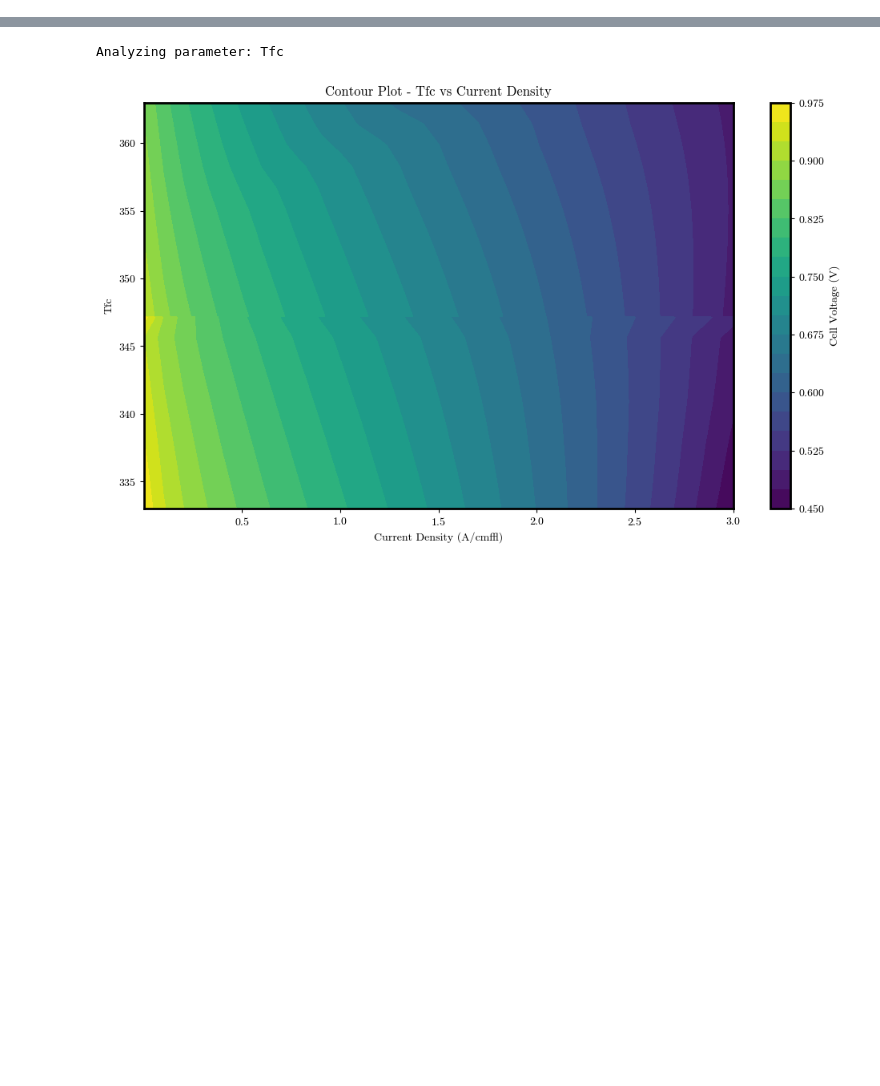
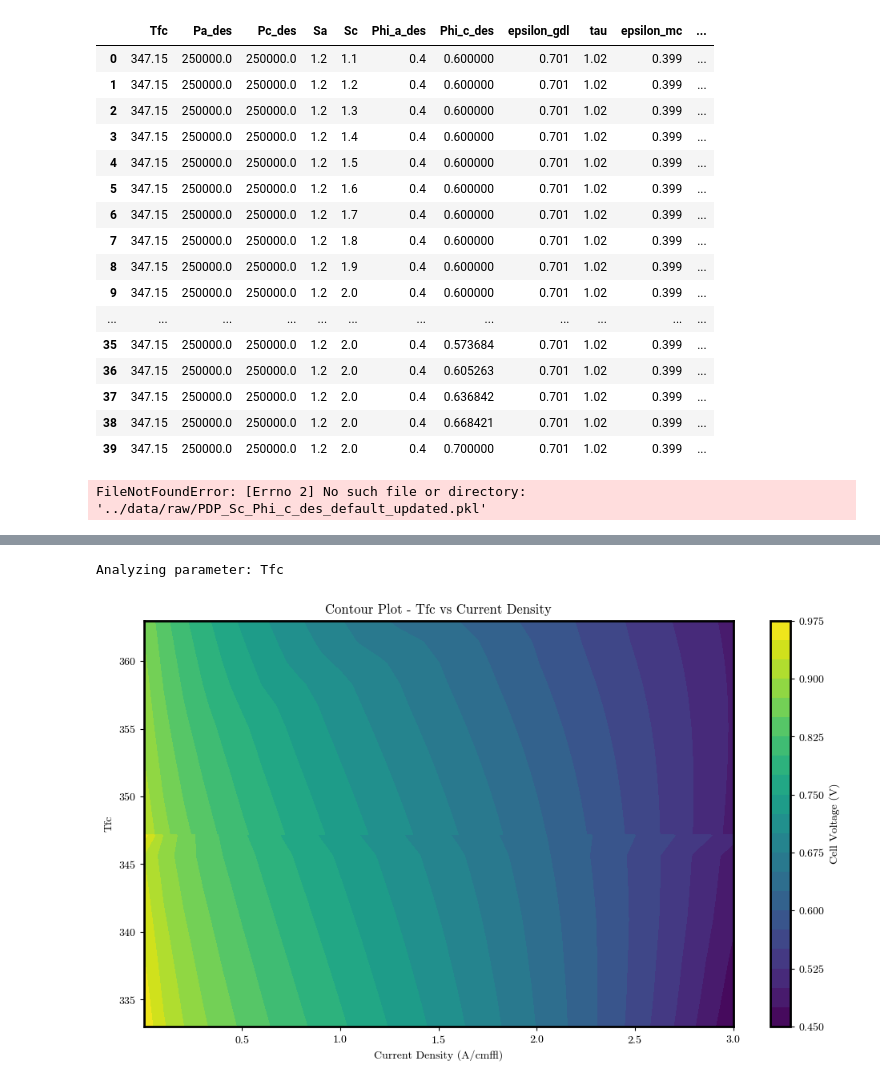
Before and after one commit to DejvisT/Sensitivity-Analysis-and-Surrogate-Modeling-of-PEM-Fuel-Cells, a Jupyter notebook: notebooks/06_param_bounds_test.ipynb, the cells around one changed output, grey strips where cells are left out. Drawn from its saved outputs; the diff is of its cells as text; code cells hidden in the pictures; blank space fills up the shorter version.

```diff
--- a/notebooks/06_param_bounds_test.ipynb
+++ b/notebooks/06_param_bounds_test.ipynb
@@ -35,7 +35,7 @@ default_values = {'Tfc': 347.15,
  'a_slim': 0.056,
  'b_slim': 0.105,
  'a_switch': 0.637}
-
+param_grids = {'Sc': param_grids['Sc'], 'Phi_c_des': param_grids['Phi_c_des']}
 # Build DataFrame by varying one parameter at a time
 rows = []
 for param, grid in param_grids.items():
@@ -62,40 +62,61 @@ def build_fixed_parameters():
         "i_step": i_step,
         "delta_pola": delta_pola,
         "i_EIS": i_EIS,
         "ratio_EIS": ratio_EIS,
         "f_EIS": f_EIS,
         "t_EIS": t_EIS,
         "current_density": current_density,
         "max_step": max_step,
         "n_gdl": n_gdl,
         "t_purge": t_purge,
         "type_fuel_cell": "manual_setup",
         "type_current": "polarization",
         "type_auxiliary": "no_auxiliary",
         "type_control": "no_control",
         "type_purge": "no_purge",
         "type_display": "no_display",
         "type_plot": "fixed",
         "C_scl": C_scl,
         "i_max_pola": i_max_pola,
         "Aact": Aact,
         "Hgdl": Hgdl,
         "Hmem": Hmem,
         "Hcl": Hcl,
         "Hgc": Hgc,
         "Wgc": Wgc,
         "Lgc": Lgc,
     }
 
 # Final DataFrame
 df = pd.DataFrame(rows)
+df
+# %% [output]
+|  | Tfc | Pa_des | Pc_des | Sa | Sc | Phi_a_des | Phi_c_des | epsilon_gdl | tau | epsilon_mc | ... |
+| 0 | 347.15 | 250000.0 | 250000.0 | 1.2 | 1.1 | 0.4 | 0.600000 | 0.701 | 1.02 | 0.399 | ... |
+| 1 | 347.15 | 250000.0 | 250000.0 | 1.2 | 1.2 | 0.4 | 0.600000 | 0.701 | 1.02 | 0.399 | ... |
+| 2 | 347.15 | 250000.0 | 250000.0 | 1.2 | 1.3 | 0.4 | 0.600000 | 0.701 | 1.02 | 0.399 | ... |
+| 3 | 347.15 | 250000.0 | 250000.0 | 1.2 | 1.4 | 0.4 | 0.600000 | 0.701 | 1.02 | 0.399 | ... |
+| 4 | 347.15 | 250000.0 | 250000.0 | 1.2 | 1.5 | 0.4 | 0.600000 | 0.701 | 1.02 | 0.399 | ... |
+| 5 | 347.15 | 250000.0 | 250000.0 | 1.2 | 1.6 | 0.4 | 0.600000 | 0.701 | 1.02 | 0.399 | ... |
+| 6 | 347.15 | 250000.0 | 250000.0 | 1.2 | 1.7 | 0.4 | 0.600000 | 0.701 | 1.02 | 0.399 | ... |
+| 7 | 347.15 | 250000.0 | 250000.0 | 1.2 | 1.8 | 0.4 | 0.600000 | 0.701 | 1.02 | 0.399 | ... |
+| 8 | 347.15 | 250000.0 | 250000.0 | 1.2 | 1.9 | 0.4 | 0.600000 | 0.701 | 1.02 | 0.399 | ... |
+| 9 | 347.15 | 250000.0 | 250000.0 | 1.2 | 2.0 | 0.4 | 0.600000 | 0.701 | 1.02 | 0.399 | ... |
+| ... | ... | ... | ... | ... | ... | ... | ... | ... | ... | ... | ... |
+| 35 | 347.15 | 250000.0 | 250000.0 | 1.2 | 2.0 | 0.4 | 0.573684 | 0.701 | 1.02 | 0.399 | ... |
+| 36 | 347.15 | 250000.0 | 250000.0 | 1.2 | 2.0 | 0.4 | 0.605263 | 0.701 | 1.02 | 0.399 | ... |
+| 37 | 347.15 | 250000.0 | 250000.0 | 1.2 | 2.0 | 0.4 | 0.636842 | 0.701 | 1.02 | 0.399 | ... |
+| 38 | 347.15 | 250000.0 | 250000.0 | 1.2 | 2.0 | 0.4 | 0.668421 | 0.701 | 1.02 | 0.399 | ... |
+| 39 | 347.15 | 250000.0 | 250000.0 | 1.2 | 2.0 | 0.4 | 0.700000 | 0.701 | 1.02 | 0.399 | ... |
 # %%
 saved_data_file = True
-save_filepath = "../data/raw/PDP_20_default.pkl"
+save_filepath = "../data/raw/PDP_Sc_Phi_c_des_default_updated.pkl"
 if saved_data_file:
     data = pd.read_pickle(save_filepath)
 else:
     df = get_polarisation_curve_samples(sampled_parameters=df.to_dict(orient='records'), fixed_parameters=build_fixed_parameters(), save_path=save_filepath, save_every=10)
+# %% [output]
+FileNotFoundError: [Errno 2] No such file or directory: '../data/raw/PDP_Sc_Phi_c_des_default_updated.pkl'
 # %%
 import pandas as pd
 import matplotlib.pyplot as plt
```
Also changed, not shown: parts of 1 cell of this notebook, 2 other files.
